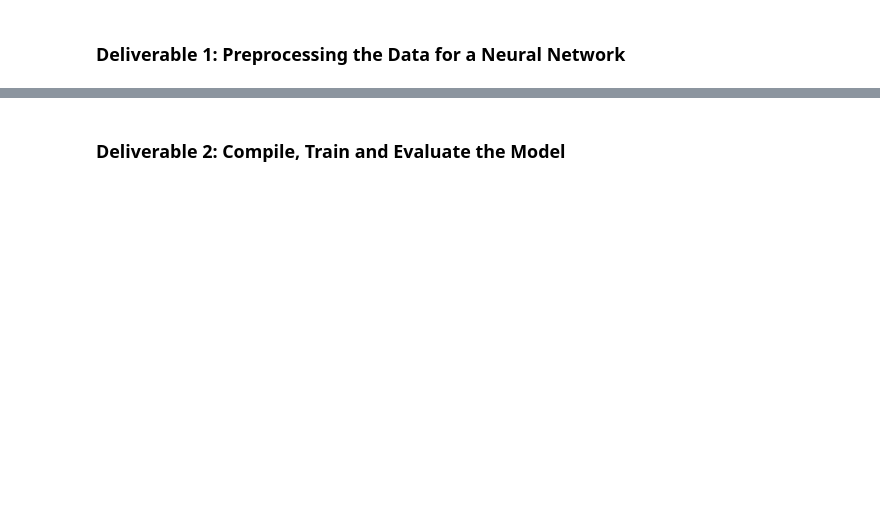
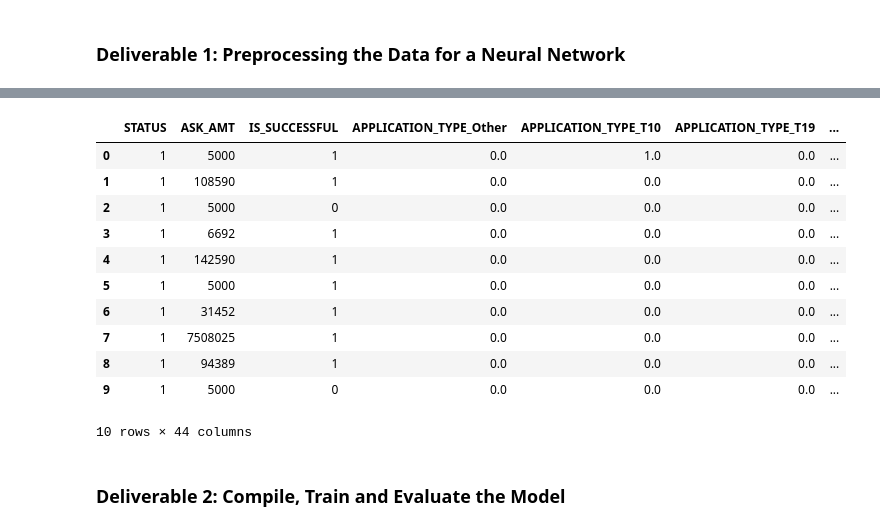
Before and after one commit to ss3359/Neural_Network_Charity_Analysis, a Jupyter notebook: AlphabetSoupCharity.ipynb, the cells around one changed output, grey strips where cells are left out. Drawn from its saved outputs; the diff is of its cells as text; code cells hidden in the pictures; blank space fills up the shorter version.

```diff
--- a/AlphabetSoupCharity.ipynb
+++ b/AlphabetSoupCharity.ipynb
@@ -60,3 +89,4 @@ application_df.APPLICATION_TYPE.value_counts()
 # %%
 # Look at CLASSIFICATION value counts for binning
-#  YOUR CODE GOES HERE
+classifications_col = application_df["CLASSIFICATION"].value_counts()
+classifications_col.head(10)
@@ -66,6 +111,6 @@ application_df.APPLICATION_TYPE.value_counts()
 # %%
 # Determine which values to replace if counts are less than ..?
-#  YOUR CODE GOES HERE
+replace_class= classifications_col[classifications_col <800].index.tolist()
 
 # Replace in dataframe
 for cls in replace_class:
@@ -78,0 +129,4 @@ application_df.CLASSIFICATION.value_counts()
+# %%
+# Generate our categorical variable lists
+application_categories = application_df.dtypes[application_df.dtypes=="object"].index.tolist()
+application_df[application_categories].nunique()
@@ -81,8 +144,8 @@ application_df.CLASSIFICATION.value_counts()
 enc = OneHotEncoder(sparse=False)
 
 # Fit and transform the OneHotEncoder using the categorical variable list
-#  YOUR CODE GOES HERE
+encode_df = pd.DataFrame(enc.fit_transform(application_df[application_categories]))
 
 # Add the encoded variable names to the dataframe
-encode_df.columns = enc.get_feature_names(application_cat)
+encode_df.columns = enc.get_feature_names(application_categories)
 encode_df.head()
@@ -89,5 +160,19 @@ encode_df.head()
 # %%
 # Merge one-hot encoded features and drop the originals
-#  YOUR CODE GOES HERE
+prep_application_df = application_df.merge(encode_df, left_index=True, right_index=True).drop(columns=application_categories)
+prep_application_df.head(10)
+# %% [output]
+|  | STATUS | ASK_AMT | IS_SUCCESSFUL | APPLICATION_TYPE_Other | APPLICATION_TYPE_T10 | APPLICATION_TYPE_T19 | ... |
+| 0 | 1 | 5000 | 1 | 0.0 | 1.0 | 0.0 | ... |
+| 1 | 1 | 108590 | 1 | 0.0 | 0.0 | 0.0 | ... |
+| 2 | 1 | 5000 | 0 | 0.0 | 0.0 | 0.0 | ... |
+| 3 | 1 | 6692 | 1 | 0.0 | 0.0 | 0.0 | ... |
+| 4 | 1 | 142590 | 1 | 0.0 | 0.0 | 0.0 | ... |
+| 5 | 1 | 5000 | 1 | 0.0 | 0.0 | 0.0 | ... |
+| 6 | 1 | 31452 | 1 | 0.0 | 0.0 | 0.0 | ... |
+| 7 | 1 | 7508025 | 1 | 0.0 | 0.0 | 0.0 | ... |
+| 8 | 1 | 94389 | 1 | 0.0 | 0.0 | 0.0 | ... |
+| 9 | 1 | 5000 | 0 | 0.0 | 0.0 | 0.0 | ... |
+10 rows × 44 columns
 # %%
 # Split our preprocessed data into our features and target arrays
```
Also changed, not shown: parts of 22 cells of this notebook, 3 other files.
